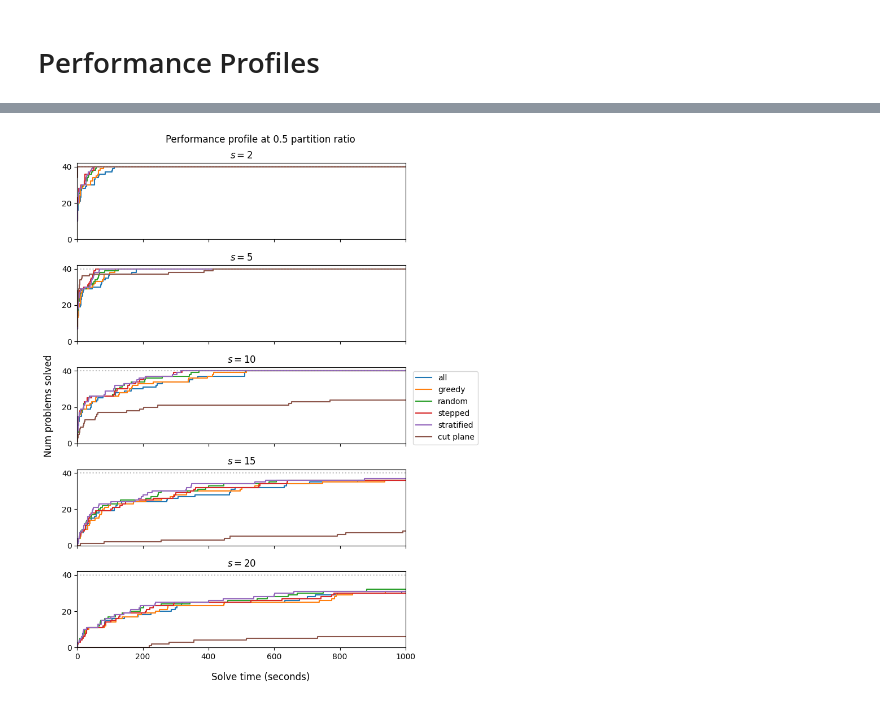
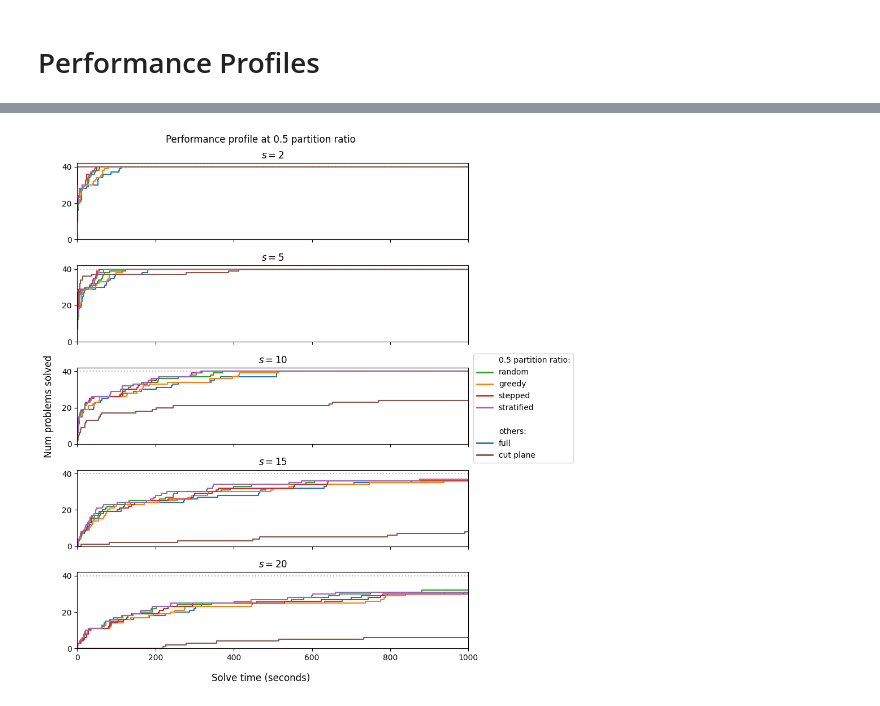
Before and after one commit to sandyspiers/coordinate_partitioning, a Jupyter notebook: results/box.ipynb, the cells around one changed output, grey strips where cells are left out. Saved outputs shown, nothing was run; the diff lists cells and outputs as text; code cells hidden in the pictures.

Commit message:
updated figures

```diff
--- a/results/box.ipynb
+++ b/results/box.ipynb
@@ -12,6 +13,7 @@ df_l = read_df("../data/cube_big.csv")
 df = pd.concat((df_s,df_l))
 _cols = ["name", "n", "s", "p", "solver", "strategy", "ratio", "time_limit"]
 df = df[df.duplicated(_cols) == False]
+df.loc[df["strategy"] == "all","strategy"] = "full"
 df.head()
 # %% [output]
 |  | name | n | s | p | solver | strategy | recovered_coords | partitions | ratio | ... |
@@ -224,26 +246,40 @@ However, larger ratios are comparable with cutting plane at low ratios, but get
 # %%
 S = np.sort(df["s"].unique())
 fig,axes = plt.subplots(len(S),figsize=(8,10),sharex=True,sharey=True)
 _df = df[(df["time_limit"]==1000)&((df["ratio"]==0.5)|(df["ratio"]==0)|(df["ratio"]==1))]
 for s in range(len(S)):
     __df = _df[_df["s"]==S[s]]
     pp = get_performance_profiles(__df)
     for sv,st,r in sorted(list(pp.keys())):
         axes[s].step(pp[sv,st,r][0],pp[sv,st,r][1],
             where="post",color=CM[st],#ls=LS[r],marker=MS[r],
             label=f"{st}" if st!="na" else "cut plane"
             )
     axes[s].axhline(y=40, color='grey', alpha=0.5, linestyle=':')
     axes[s].set_xlim(0,1000)
     axes[s].set_ylim(bottom=0)
     axes[s].set_title(f"$s={S[s]}$")
 fig.supylabel("Num problems solved")
 fig.supxlabel("Solve time (seconds)")
 fig.suptitle("Performance profile at 0.5 partition ratio")
-axes[2].legend(bbox_to_anchor=(1.01,1))
+
+# Creating custom legend with subtitles
+handles = [
+    mpatches.Patch(color='none', label='0.5 partition ratio:'),
+           plt.Line2D([0], [0], color= CM["random"], lw=2, label="random"),
+           plt.Line2D([0], [0], color= CM["greedy"], lw=2, label="greedy"),
+           plt.Line2D([0], [0], color= CM["stepped"], lw=2, label="stepped"),
+           plt.Line2D([0], [0], color= CM["stratified"], lw=2, label="stratified"),
+    mpatches.Patch(color='none', label=' '),
+    mpatches.Patch(color='none', label='others:'),
+           plt.Line2D([0], [0], color= CM["full"], lw=2, label="full"),
+           plt.Line2D([0], [0], color= CM["na"], lw=2, label="cut plane"),
+    ]
+fig.legend(handles=handles,bbox_to_anchor=(1.2,0.6))
+
 plt.tight_layout()
 if savefig:
     plt.savefig(f"{fig_dir}/pp.pdf")
 plt.show()
 # %% [output]
-[figure, old version]
+[figure, new version]
```
Also changed, not shown: parts of 6 cells of this notebook, 2 other files.
